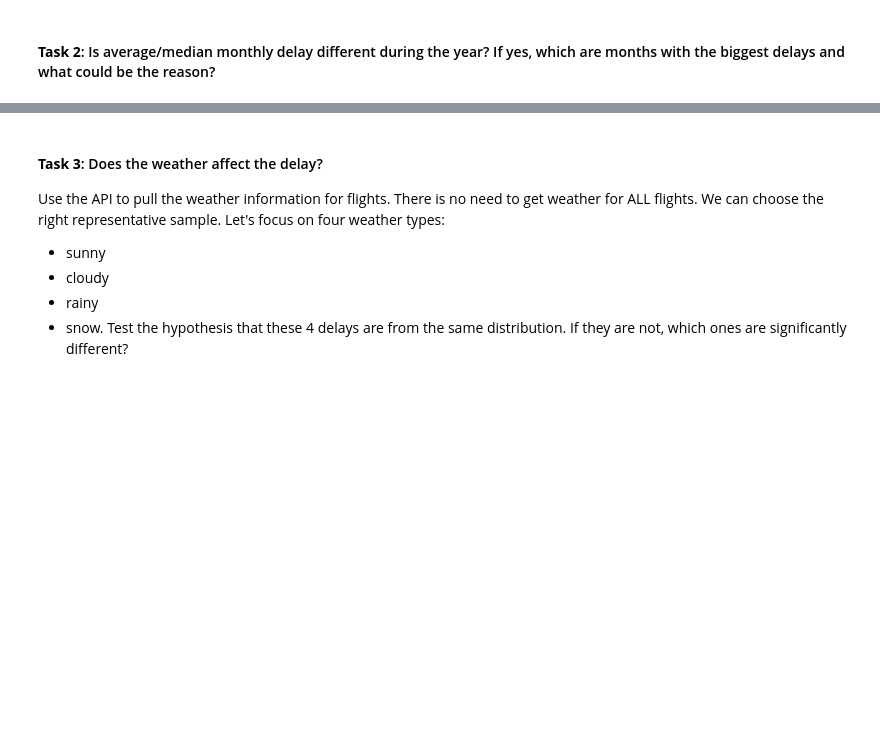
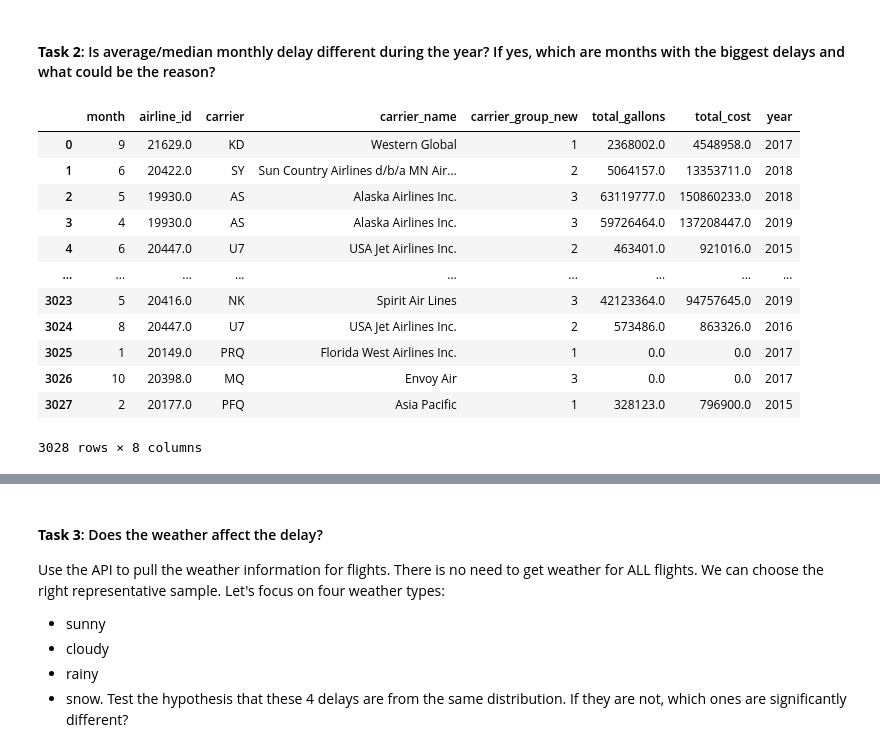
Before and after one commit to JohnathanJack/Predicting-Flight-Delays, a Jupyter notebook: exploratory_analysis.ipynb, the cells around one changed output, grey strips where cells are left out. Drawn from its saved outputs; the diff is of its cells as text; code cells hidden in the pictures; blank space fills up the shorter version.

```diff
--- a/exploratory_analysis.ipynb
+++ b/exploratory_analysis.ipynb
@@ -8,4 +8,9 @@ We shouldn't limit our EDA to these 10 questions. Let's be creative :).
 # %%
 import pandas as pd
 import numpy as np
+import matplotlib.pyplot as plt
+from scipy import stats
+import seaborn as sns
+
+pd.set_option('display.max_columns',None)
 # %%
@@ -19,0 +63,16 @@ passenger_df = pd.read_feather('data/v1_clean_passenger')
+# %%
+fuel_consumption_df
+# %% [output]
+|  | month | airline_id | carrier | carrier_name | carrier_group_new | total_gallons | total_cost | year |
+| 0 | 9 | 21629.0 | KD | Western Global | 1 | 2368002.0 | 4548958.0 | 2017 |
+| 1 | 6 | 20422.0 | SY | Sun Country Airlines d/b/a MN Air... | 2 | 5064157.0 | 13353711.0 | 2018 |
+| 2 | 5 | 19930.0 | AS | Alaska Airlines Inc. | 3 | 63119777.0 | 150860233.0 | 2018 |
+| 3 | 4 | 19930.0 | AS | Alaska Airlines Inc. | 3 | 59726464.0 | 137208447.0 | 2019 |
+| 4 | 6 | 20447.0 | U7 | USA Jet Airlines Inc. | 2 | 463401.0 | 921016.0 | 2015 |
+| ... | ... | ... | ... | ... | ... | ... | ... | ... |
+| 3023 | 5 | 20416.0 | NK | Spirit Air Lines | 3 | 42123364.0 | 94757645.0 | 2019 |
+| 3024 | 8 | 20447.0 | U7 | USA Jet Airlines Inc. | 2 | 573486.0 | 863326.0 | 2016 |
+| 3025 | 1 | 20149.0 | PRQ | Florida West Airlines Inc. | 1 | 0.0 | 0.0 | 2017 |
+| 3026 | 10 | 20398.0 | MQ | Envoy Air | 3 | 0.0 | 0.0 | 2017 |
+| 3027 | 2 | 20177.0 | PFQ | Asia Pacific | 1 | 328123.0 | 796900.0 | 2015 |
+3028 rows × 8 columns
```
Also changed, not shown: parts of 22 cells of this notebook, 10 other files.
